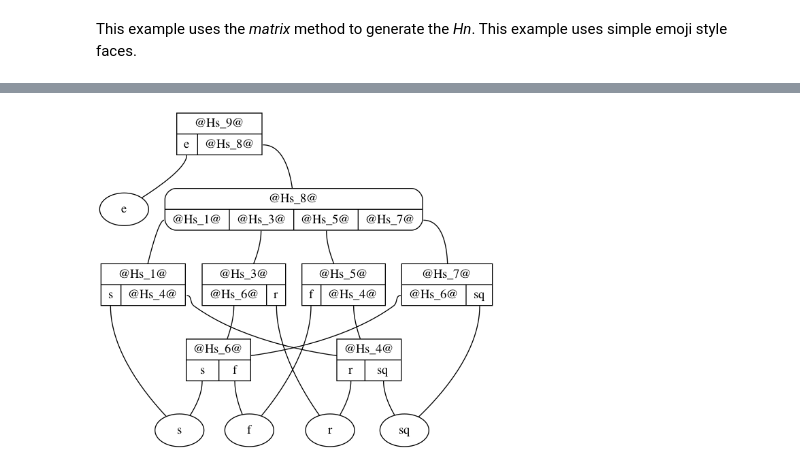
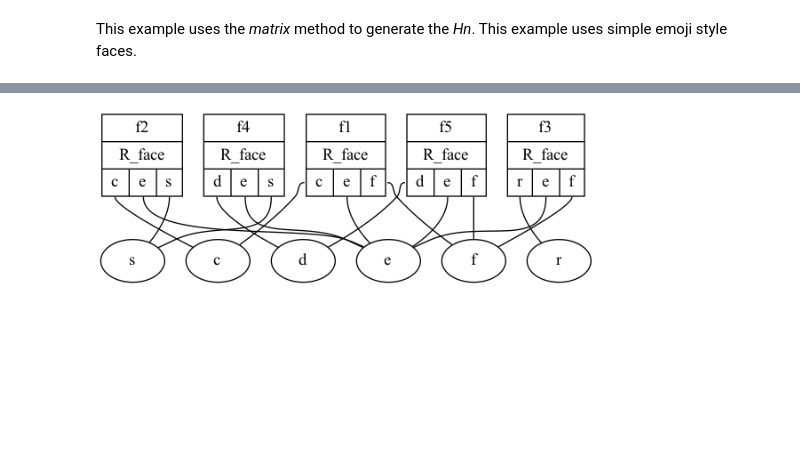
Before and after one commit to rdchar/Hora, a Jupyter notebook: examples/Faces.ipynb, the cells around one changed output, grey strips where cells are left out. Cells and saved outputs as stored; diff of their text form; code cells hidden in the pictures; blank space fills up the shorter version.

```diff
--- a/examples/Faces.ipynb
+++ b/examples/Faces.ipynb
@@ -54,14 +90,3 @@ Image(filename='/tmp/face3.png', width=400, height=600)
-# %%
-M = to_matrix(face3, R="face")
-
-new_face3 = from_matrix(M, R="face")
-
-# print(new_face3)
-
-draw_hn(new_face3, fname="/tmp/face3-M", view=False)
-Image(filename='/tmp/face3-M.png', width=400, height=600)
-# %% [output]
-[figure, removed]
 # %%
 def format_hn(hn):
     class Hn:
@@ -99,3 +124,18 @@ def format_hn(hn):
     return hn_str
 
 print(format_hn(face1))
+# %%
+face4 = Hypernetwork()
+
+compile_hn(face4, parser, """
+    f1=<c, e, f; R_face>
+    f2=<c, e, s; R_face>
+    f3=<r, e, f; R_face>
+    f4=<d, e, s; R_face>
+    f5=<d, e, f; R_face>
+""")
+
+draw_hn(face4, fname=pictures_dir+"face4", view=False)
+Image(filename=pictures_dir+'face4.png', width=500, height=500)
+# %% [output]
+[figure, added]
```
Also changed, not shown: parts of 7 cells of this notebook, 26 other files.
